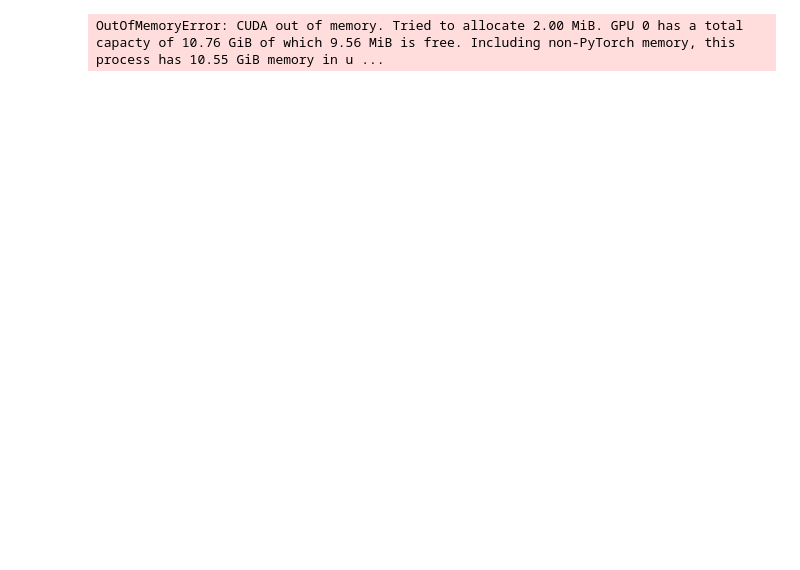
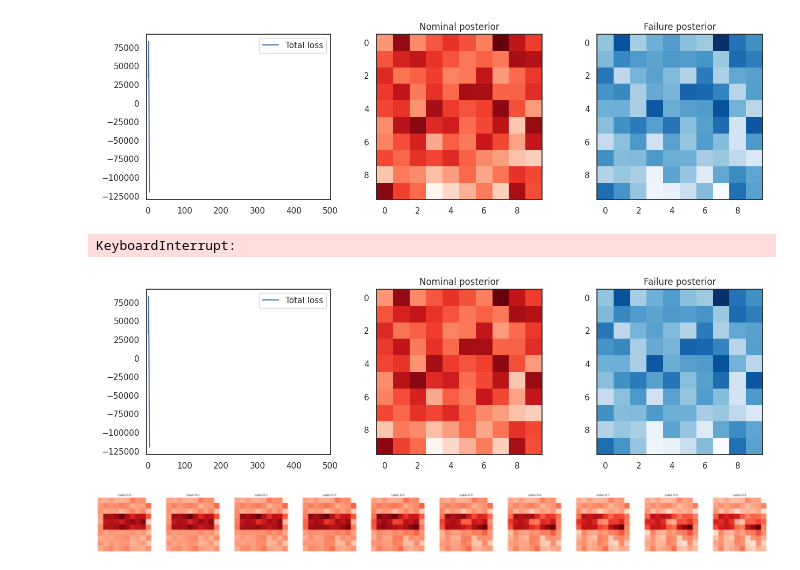
Before and after one commit to dawsonc/BayesAir, a Jupyter notebook: scripts/notebooks/seismic.ipynb, the cells around one changed output. Drawn from its saved outputs; the diff is of its cells as text; code cells hidden in the pictures; blank space fills up the shorter version.

```diff
--- a/scripts/notebooks/seismic.ipynb
+++ b/scripts/notebooks/seismic.ipynb
@@ -352,18 +298,18 @@ Wall time: 3.07 s
 # Define hyperparams
 num_steps = 500
 lr = 1e-3
-grad_clip = 1.0
-weight_decay = 1e-4
-num_elbo_particles = 1
-num_divergence_particles = 1
-divergence_weight = 100.0
+grad_clip = torch.inf
+weight_decay = 0.0
+num_elbo_particles = 3
+num_divergence_particles = 10
+divergence_weight = 1e5
+observation_noise_scale = 1e-3
+elbo_weight = 1.0
 # %%
 # Fit a combined nominal and failure posterior using a normalizing flow
 flow = zuko.flows.NSF(
-    features=3 * nx_coarse * ny_coarse,
-    context=1,
-    transforms=2,
-    hidden_features=(16, 16),
+    features=nx_coarse * ny_coarse,
+    context=1
 ).to(device)
 
 optim = torch.optim.Adam(flow.parameters(), lr=lr, weight_decay=weight_decay)
@@ -388,51 +334,88 @@ for step in pbar:
             flow,
             nominal_label,
             num_elbo_particles,
-            nominal_observations,
+            N=N_nominal,
+            receiver_observations=nominal_observations,
         ),
         "failure_elbo": elbo_loss(
             seismic_model,
             flow,
             failure_label,
             num_elbo_particles,
-            failure_observations,
+            N=N_failure,
+            receiver_observations=failure_observations,
         ),
         "js_divergence": js_divergence(
             flow,
             flow,
             nominal_context,
             divergence_bounds.reshape(-1, 1),
             num_divergence_particles,
         ),
     }
     loss_components["js_divergence_deviation"] = torch.nn.functional.relu(
         loss_components["js_divergence"] - divergence_bounds
     ).mean()
     loss = (
-        loss_components["nominal_elbo"]
-        + loss_components["failure_elbo"]
+        elbo_weight * loss_components["nominal_elbo"]
+        + elbo_weight * loss_components["failure_elbo"]
         + divergence_weight * loss_components["js_divergence_deviation"]
     )
     # Step the optimizer
     loss.backward()
     grad_norm = torch.nn.utils.clip_grad_norm_(flow.parameters(), grad_clip)
     optim.step()
 
     # Record the losses
     nominal_elbo_losses.append(loss_components["nominal_elbo"].detach().cpu().item())
     failure_elbo_losses.append(loss_components["failure_elbo"].detach().cpu().item())
     js_divergence_losses.append(
         loss_components["js_divergence_deviation"].detach().cpu().item()
     )
     total_losses.append(loss.detach().cpu().item())
 
     pbar.set_description(
         f"Step {step} | "
-        f"Nominal ELBO: {nominal_elbo_losses[-1]:.3f} | "
-        f"Failure ELBO: {failure_elbo_losses[-1]:.3f} | "
-        f"JS deviation: {loss_components['js_divergence_deviation']:.3f} | "
-        f"Loss: {total_losses[-1]:.3f} | "
-        f"Grad norm: {grad_norm:.3f}"
+        f"Nominal ELBO: {nominal_elbo_losses[-1]:.3e} | "
+        f"Failure ELBO: {failure_elbo_losses[-1]:.3e} | "
+        f"JS deviation: {loss_components['js_divergence_deviation']:.3e} | "
+        f"Loss: {total_losses[-1]:.3e} | "
+        f"Grad norm: {grad_norm:.3e}"
     )
+
+    # Plot the progress
+    plt.close()
+    IPython.display.clear_output(wait=True)
+    fig, axs = plt.subplots(1, 3, figsize=(15, 4))
+    axs[0].plot(total_losses, label="Total loss")
+    axs[0].set_xlim(-5, num_steps)
+    axs[0].legend()
+
+    # Sample a bunch of models from the posterior for the nominal
+    with torch.no_grad():
+        nominal_posterior = flow(nominal_label).sample((100,)).mean(dim=0).cpu().numpy()
+        nominal_posterior = nominal_posterior.reshape(ny_coarse, nx_coarse)
+
+        failure_posterior = flow(failure_label).sample((100,)).mean(dim=0).cpu().numpy()
+        failure_posterior = failure_posterior.reshape(ny_coarse, nx_coarse)
+
+    axs[1].imshow(nominal_posterior, cmap="Reds")
+    axs[1].set_title("Nominal posterior")
+    axs[2].imshow(failure_posterior, cmap="Blues")
+    axs[2].set_title("Failure posterior")
+    IPython.display.display(plt.gcf())
 # %% [output]
+[figure, added]
-OutOfMemoryError: CUDA out of memory. Tried to allocate 2.00 MiB. GPU 0 has a total capacty of 10.76 GiB of which 9.56 MiB is free. Including non-PyTorch memory, this process has 10.55 GiB memory in u ...
+KeyboardInterrupt:
+[figure, added]
+# %%
+steps = 10
+fig, axs = plt.subplots(1, steps, figsize=(5 * steps, 4))
+with torch.no_grad():
+    for i in range(steps):
+        label = torch.tensor([i / steps], device=device)
+        axs[i].imshow(flow(label).sample((1000,)).mean(dim=0).cpu().numpy().reshape(ny_coarse, nx_coarse), cmap="Reds")
+        axs[i].set_title(f"Label {i / steps}")
+        axs[i].axis("off")
+# %% [output]
+[figure, added]
```
Also changed, not shown: parts of 7 cells of this notebook.
